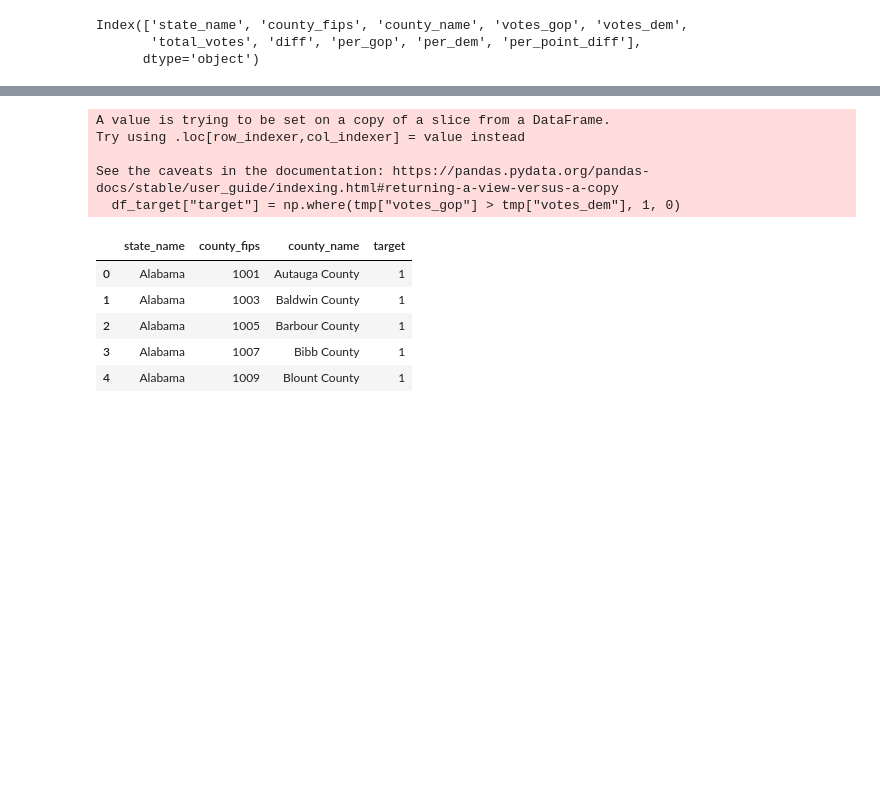
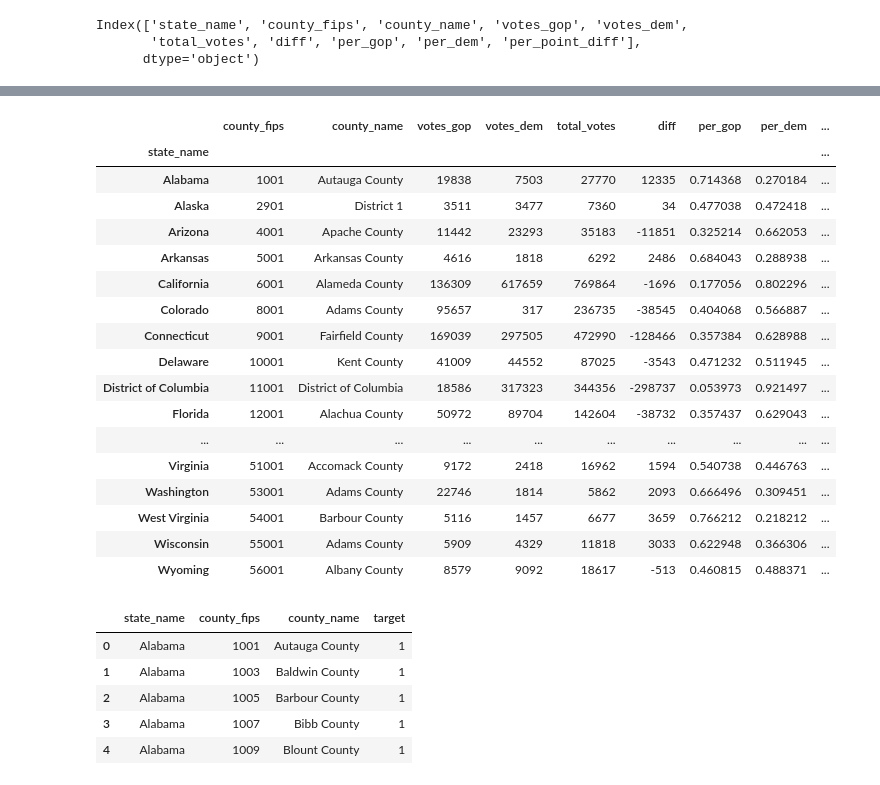
Before and after one commit to vnarvaezt/classification_feature_select_methods, a Jupyter notebook: exploratory_analysis.ipynb, the cells around one changed output, grey strips where cells are left out. Cells and saved outputs as stored; diff of their text form; code cells hidden in the pictures; blank space fills up the shorter version.

```diff
--- a/exploratory_analysis.ipynb
+++ b/exploratory_analysis.ipynb
@@ -11,7 +11,7 @@ os.getcwd()
 # %%
 
 # folder path
-dir_path = r'/home/onyxia/work/scoring_SDA/data/'
+dir_path = "C://Users//vnarv//PycharmProjects//scoring_SDA/data/"
 
 # list to store files
 res = []
@@ -176,12 +185,27 @@ Index(['state_name', 'county_fips', 'county_name', 'votes_gop', 'votes_dem',
 # %%
-df_target = tmp[["state_name", "county_fips", "county_name"]]
-df_target["target"] = np.where(tmp["votes_gop"] > tmp["votes_dem"], 1, 0)
+#df_target = tmp[["state_name", "county_fips", "county_name"]]
+tmp["target"] = np.where(tmp["votes_gop"] > tmp["votes_dem"], 1, 0) # calculer par state
-# %% [output]
-A value is trying to be set on a copy of a slice from a DataFrame.
-Try using .loc[row_indexer,col_indexer] = value instead
-
-See the caveats in the documentation: https://pandas.pydata.org/pandas-docs/stable/user_guide/indexing.html#returning-a-view-versus-a-copy
-  df_target["target"] = np.where(tmp["votes_gop"] > tmp["votes_dem"], 1, 0)
+# %%
+tmp.groupby("state_name").agg(lambda x:x.value_counts().index[0])
+# %% [output]
+|  | county_fips | county_name | votes_gop | votes_dem | total_votes | diff | per_gop | per_dem | ... |
+| state_name |  |  |  |  |  |  |  |  | ... |
+| Alabama | 1001 | Autauga County | 19838 | 7503 | 27770 | 12335 | 0.714368 | 0.270184 | ... |
+| Alaska | 2901 | District 1 | 3511 | 3477 | 7360 | 34 | 0.477038 | 0.472418 | ... |
+| Arizona | 4001 | Apache County | 11442 | 23293 | 35183 | -11851 | 0.325214 | 0.662053 | ... |
+| Arkansas | 5001 | Arkansas County | 4616 | 1818 | 6292 | 2486 | 0.684043 | 0.288938 | ... |
+| California | 6001 | Alameda County | 136309 | 617659 | 769864 | -1696 | 0.177056 | 0.802296 | ... |
+| Colorado | 8001 | Adams County | 95657 | 317 | 236735 | -38545 | 0.404068 | 0.566887 | ... |
+| Connecticut | 9001 | Fairfield County | 169039 | 297505 | 472990 | -128466 | 0.357384 | 0.628988 | ... |
+| Delaware | 10001 | Kent County | 41009 | 44552 | 87025 | -3543 | 0.471232 | 0.511945 | ... |
+| District of Columbia | 11001 | District of Columbia | 18586 | 317323 | 344356 | -298737 | 0.053973 | 0.921497 | ... |
+| Florida | 12001 | Alachua County | 50972 | 89704 | 142604 | -38732 | 0.357437 | 0.629043 | ... |
+| ... | ... | ... | ... | ... | ... | ... | ... | ... | ... |
+| Virginia | 51001 | Accomack County | 9172 | 2418 | 16962 | 1594 | 0.540738 | 0.446763 | ... |
+| Washington | 53001 | Adams County | 22746 | 1814 | 5862 | 2093 | 0.666496 | 0.309451 | ... |
+| West Virginia | 54001 | Barbour County | 5116 | 1457 | 6677 | 3659 | 0.766212 | 0.218212 | ... |
+| Wisconsin | 55001 | Adams County | 5909 | 4329 | 11818 | 3033 | 0.622948 | 0.366306 | ... |
+| Wyoming | 56001 | Albany County | 8579 | 9092 | 18617 | -513 | 0.460815 | 0.488371 | ... |
 # %%
 df_target.head()
 # %% [output]
```
Also changed, not shown: parts of 12 cells of this notebook.
